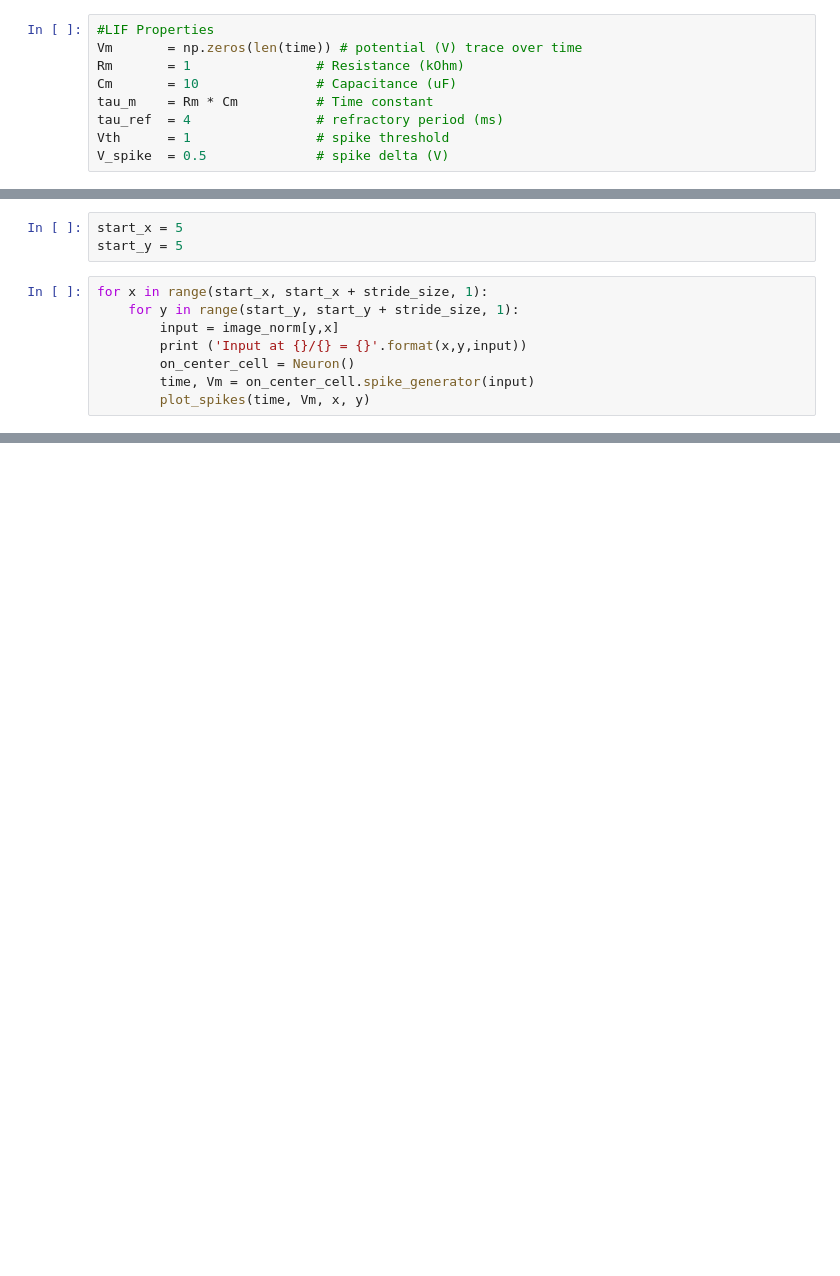
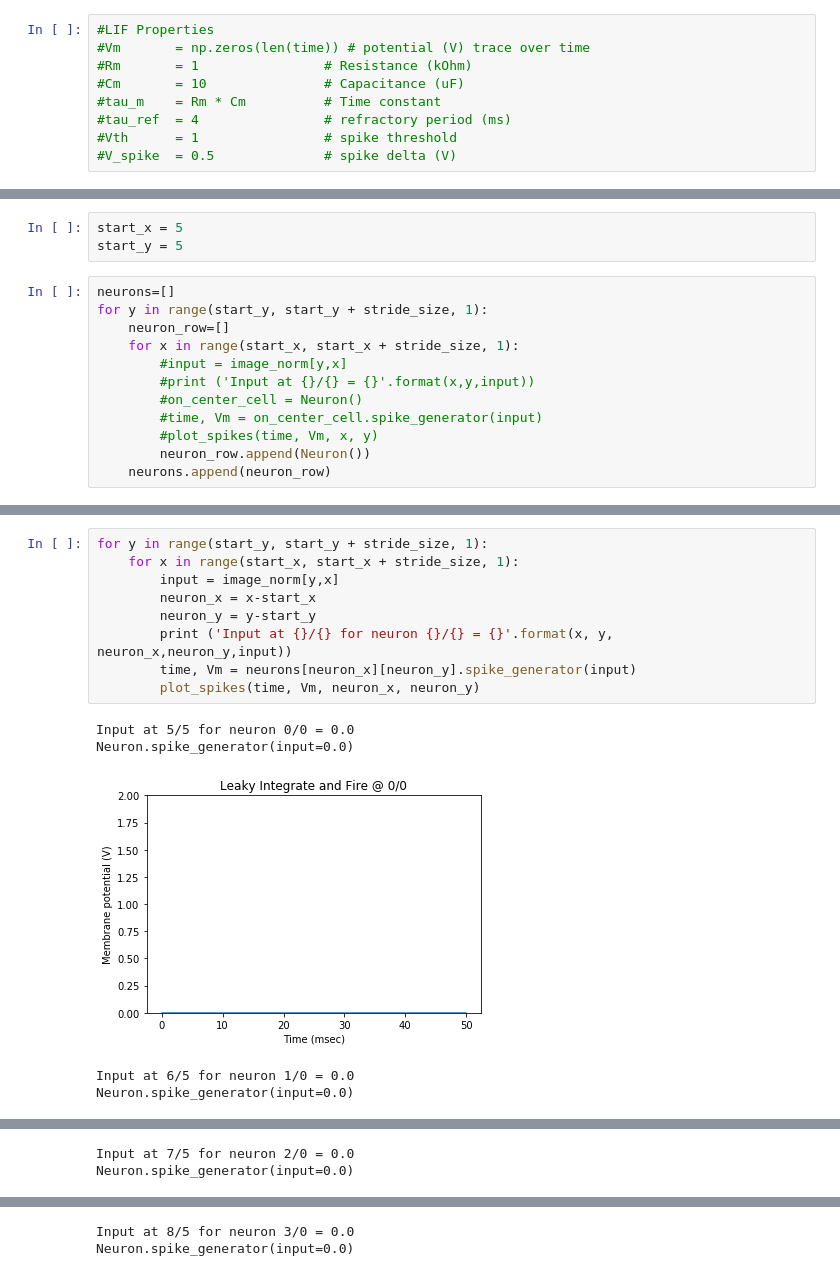
Before and after one commit to markstrefford/STDP-Based-Visual-Feature-Learning, a Jupyter notebook: 035.ipynb, the cells around one changed output, grey strips where cells are left out. Cells and saved outputs as stored; diff of their text form; blank space fills up the shorter version.

Commit message:
Refactoring neuron
Introducing state so that it remembers it's last invocation
and can continue to provide meaningful spikes based on previous
activity

```diff
--- a/035.ipynb
+++ b/035.ipynb
@@ -168,12 +155,12 @@ t_rest   = 0           # initial refractory time
 # %%
 #LIF Properties
-Vm       = np.zeros(len(time)) # potential (V) trace over time
-Rm       = 1                # Resistance (kOhm)
-Cm       = 10               # Capacitance (uF)
-tau_m    = Rm * Cm          # Time constant
-tau_ref  = 4                # refractory period (ms)
-Vth      = 1                # spike threshold
-V_spike  = 0.5              # spike delta (V)
+#Vm       = np.zeros(len(time)) # potential (V) trace over time
+#Rm       = 1                # Resistance (kOhm)
+#Cm       = 10               # Capacitance (uF)
+#tau_m    = Rm * Cm          # Time constant
+#tau_ref  = 4                # refractory period (ms)
+#Vth      = 1                # spike threshold
+#V_spike  = 0.5              # spike delta (V)
 # %% [markdown]
 * Function to create spikes for this neuron
 
@@ -236,10 +235,14 @@ def plot_spikes(time, Vm, x, y):
 start_x = 5
 start_y = 5
 # %%
-for x in range(start_x, start_x + stride_size, 1):
-    for y in range(start_y, start_y + stride_size, 1):
-        input = image_norm[y,x]
-        print ('Input at {}/{} = {}'.format(x,y,input))
-        on_center_cell = Neuron()
-        time, Vm = on_center_cell.spike_generator(input)
-        plot_spikes(time, Vm, x, y)
+neurons=[]
+for y in range(start_y, start_y + stride_size, 1):
+    neuron_row=[]
+    for x in range(start_x, start_x + stride_size, 1):
+        #input = image_norm[y,x]
+        #print ('Input at {}/{} = {}'.format(x,y,input))
+        #on_center_cell = Neuron()
+        #time, Vm = on_center_cell.spike_generator(input)
+        #plot_spikes(time, Vm, x, y)
+        neuron_row.append(Neuron())
+    neurons.append(neuron_row)
@@ -259,0 +254,15 @@ Input at 5/10 = 0.0
+# %%
+for y in range(start_y, start_y + stride_size, 1):
+    for x in range(start_x, start_x + stride_size, 1):
+        input = image_norm[y,x]
+        neuron_x = x-start_x
+        neuron_y = y-start_y
+        print ('Input at {}/{} for neuron {}/{} = {}'.format(x, y, neuron_x,neuron_y,input))
+        time, Vm = neurons[neuron_x][neuron_y].spike_generator(input)
+        plot_spikes(time, Vm, neuron_x, neuron_y)
+# %% [output]
+Input at 5/5 for neuron 0/0 = 0.0
+Neuron.spike_generator(input=0.0)
+[figure, added]
+Input at 6/5 for neuron 1/0 = 0.0
+Neuron.spike_generator(input=0.0)
@@ -259,0 +270,2 @@ Input at 5/10 = 0.0
+Input at 7/5 for neuron 2/0 = 0.0
+Neuron.spike_generator(input=0.0)
@@ -259,0 +273,2 @@ Input at 5/10 = 0.0
+Input at 8/5 for neuron 3/0 = 0.0
+Neuron.spike_generator(input=0.0)
```
Also changed, not shown: parts of 12 cells of this notebook, 1 other file.
